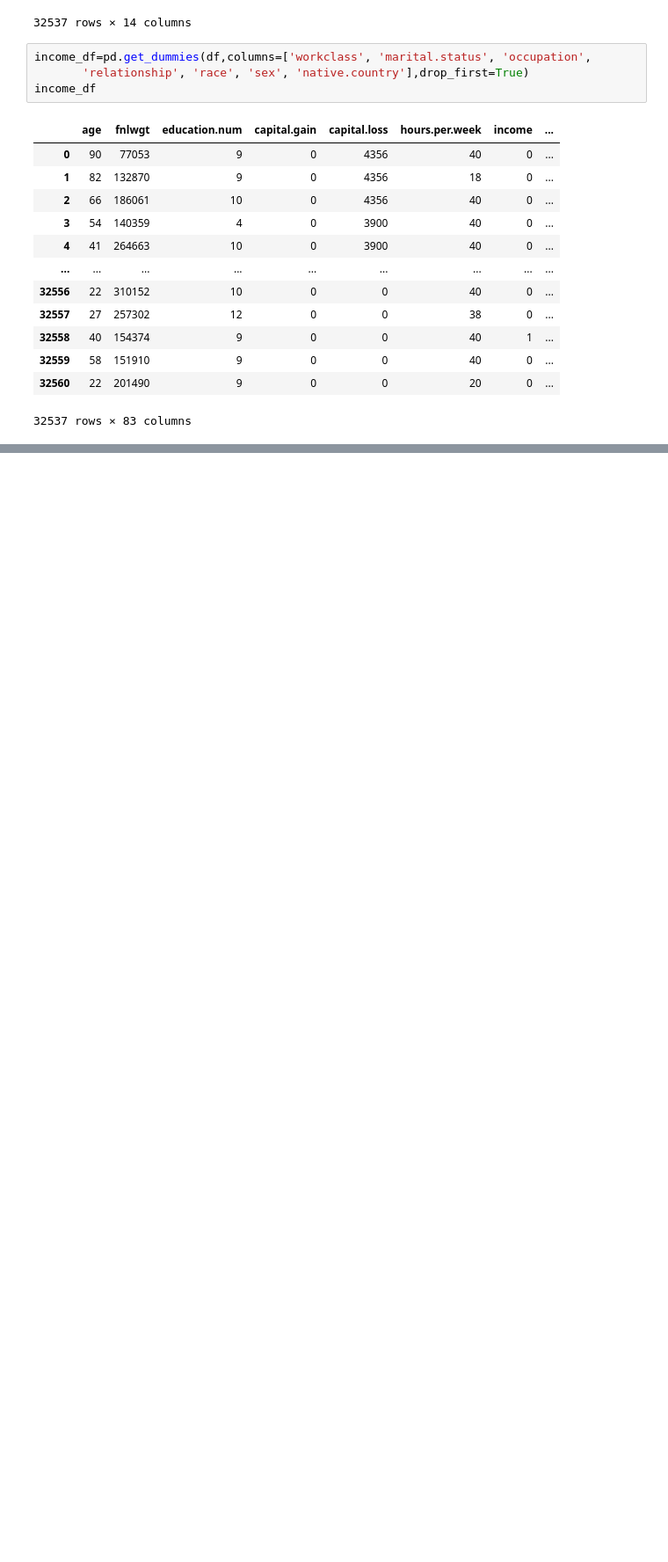
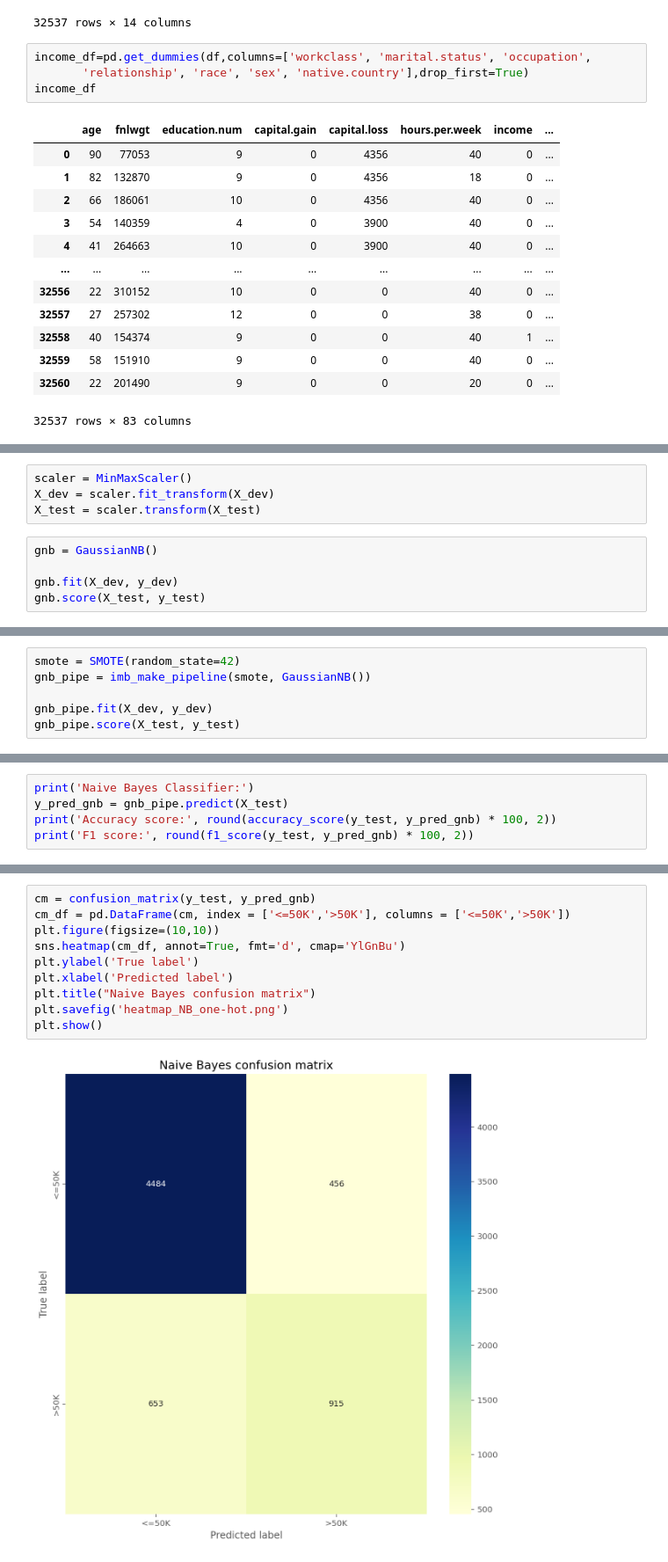
Before and after one commit to davitbarblishvili/AML_Group_Project, a Jupyter notebook: Adult_Income_Naive_Bayes.ipynb, the cells around one changed output, grey strips where cells are left out. Shown at 88% size. Drawn from its saved outputs; the diff is of its cells as text; blank space fills up the shorter version.

Commit message:
added Naive Bayes with steps

```diff
--- a/Adult_Income_Naive_Bayes.ipynb
+++ b/Adult_Income_Naive_Bayes.ipynb
@@ -196,0 +291,9 @@ income_df
+# %%
+scaler = MinMaxScaler()
+X_dev = scaler.fit_transform(X_dev)
+X_test = scaler.transform(X_test)
+# %%
+gnb = GaussianNB()
+
+gnb.fit(X_dev, y_dev)
+gnb.score(X_test, y_test)
@@ -196,0 +302,6 @@ income_df
+# %%
+smote = SMOTE(random_state=42)
+gnb_pipe = imb_make_pipeline(smote, GaussianNB())
+
+gnb_pipe.fit(X_dev, y_dev)
+gnb_pipe.score(X_test, y_test)
@@ -196,0 +318,5 @@ income_df
+# %%
+print('Naive Bayes Classifier:')
+y_pred_gnb = gnb_pipe.predict(X_test)
+print('Accuracy score:', round(accuracy_score(y_test, y_pred_gnb) * 100, 2))
+print('F1 score:', round(f1_score(y_test, y_pred_gnb) * 100, 2))
@@ -196,0 +343,12 @@ income_df
+# %%
+cm = confusion_matrix(y_test, y_pred_gnb)
+cm_df = pd.DataFrame(cm, index = ['<=50K','>50K'], columns = ['<=50K','>50K'])
+plt.figure(figsize=(10,10))
+sns.heatmap(cm_df, annot=True, fmt='d', cmap='YlGnBu')
+plt.ylabel('True label')
+plt.xlabel('Predicted label')
+plt.title("Naive Bayes confusion matrix")
+plt.savefig('heatmap_NB_one-hot.png')
+plt.show()
+# %% [output]
+[figure, added]
```
Also changed, not shown: parts of 47 cells of this notebook, 4 other files.
